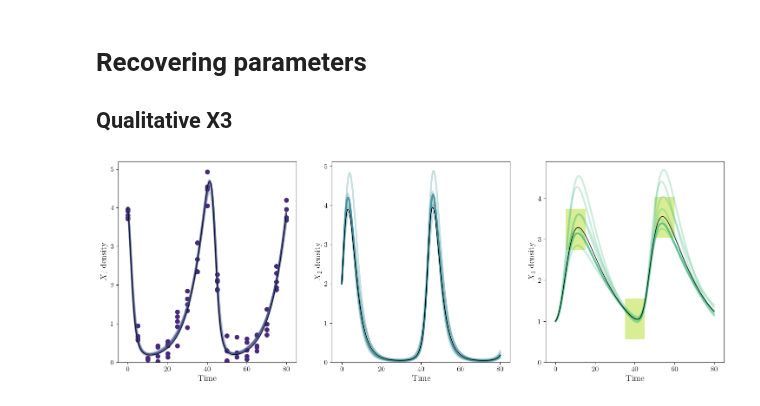
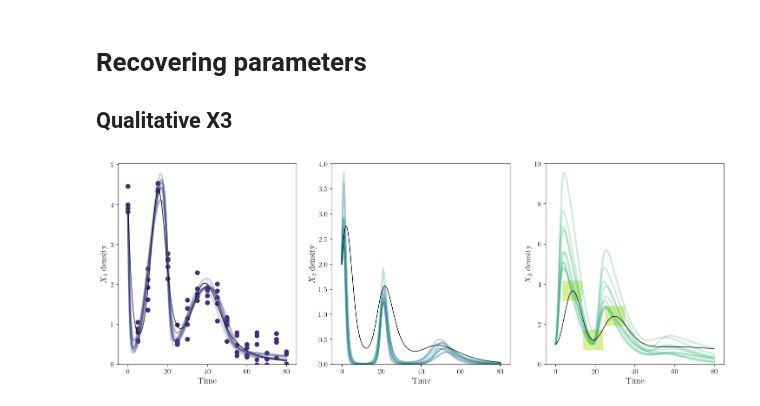
Before and after one commit to systemsmedicine/CrossLabFit, a Jupyter notebook: pyNotebooks/LV_3species.ipynb, the cells around one changed output. Drawn from its saved outputs; the diff is of its cells as text; code cells hidden in the pictures.

Commit message:
First test for 3 species LV cycle model

```diff
--- a/pyNotebooks/LV_3species.ipynb
+++ b/pyNotebooks/LV_3species.ipynb
@@ -59,5 +59,5 @@ names=['a1', 'a2', 'a3', 'a4', 'a5', 'a6', 'a7', 'a8', 'a9']
 # %%
-dfGroundPars = pd.DataFrame([a1, a2, a3, a4, a5, a6, a7, a8, a9]).T
+dfGroundPars = pd.DataFrame([a0, a1, a2, a3, a4, a5, a6, a7, a8, a9]).T
 dfGroundPars.columns = names
 # %%
 dfGroundPars
@@ -128,9 +129,9 @@ dfData_noise.to_csv('3-LVdata_noise.data', sep=' ', index=False, float_format='%
 ## Qualitative X3
 # %%
 dfData = pd.read_csv('3-LVdata_noise.data', sep=' ')
-dfQual = pd.read_csv('LVdata_qual.data', sep=' ')
+dfQual = pd.read_csv('3-LVdata_qual_x3.data', sep=' ')
 # %%
-dfParams = pd.read_csv('bestPars_x3.dat', sep=' ', names=names)
+dfParams = pd.read_csv('3-bestPars_x3.dat', sep=' ', names=names)
 # %%
 X1_0 = 4
 X2_0 = 2
@@ -151,42 +152,44 @@ for i in range(dfParams.shape[0]):
     a5 = dfParams['a5'][i]
     a6 = dfParams['a6'][i]
     a7 = dfParams['a7'][i]
+    a8 = dfParams['a8'][i]
+    a9 = dfParams['a9'][i]
 
-    sol = odeint(modelLV, Y0, t, args=(a1, a2, a3, a4, a5, a6, a7))
+    sol = odeint(modelLV_cycle, Y0, t, args=(a1, a2, a3, a4, a5, a6, a7, a8, a9))
     X1.append(sol[:,0])
     X2.append(sol[:,1])
     X3.append(sol[:,2])
 # %%
 fig, axs = plt.subplots(nrows=1, ncols=3, figsize=(18,6), facecolor='white')
 
 for i in range(dfParams.shape[0]):
     axs[0].plot(t, X1[i], lw=3, color=palette[1], alpha=0.25)
     axs[1].plot(t, X2[i], lw=3, color=palette[3], alpha=0.25)
     axs[2].plot(t, X3[i], lw=3, color=palette[5], alpha=0.25)
 
 
 axs[0].scatter(x=dfData['Time'], y=dfData['X1'], color=palette[0], lw=2)
 
 timeWindow = 10
 valueWindow = 1
 for i in range(len(dfQual['Time'])):
-    rect = plt.Rectangle((dfQual['Time'].values[i]- timeWindow/2, dfQual['Value'].values[i] - valueWindow/2),
+    rect = plt.Rectangle((dfQual['Time'].values[i]- timeWindow/2, dfQual['X3'].values[i] - valueWindow/2),
                          timeWindow, valueWindow, fc=palette[7], alpha = 0.5)
     axs[2].add_patch(rect)
 
 axs[0].plot(t, X1_g, lw=1, color='k')
 axs[1].plot(t, X2_g, lw=1, color='k')
 axs[2].plot(t, X3_g, lw=1, color='k')
 
 axs[0].set_ylabel('$X_1$ density')
 axs[1].set_ylabel('$X_2$ density')
 axs[2].set_ylabel('$X_3$ density')
 
 plt.setp(axs, xlim=(-5,85), xlabel='Time', ylim=(0))
 
 plt.show()
 # %% [output]
-[figure, old version]
+[figure, new version]
 # %%
 df1 = dfParams.melt(var_name='Parameters', value_name='Values')
 # %%
```
Also changed, not shown: parts of 17 cells of this notebook, 10 other files.
